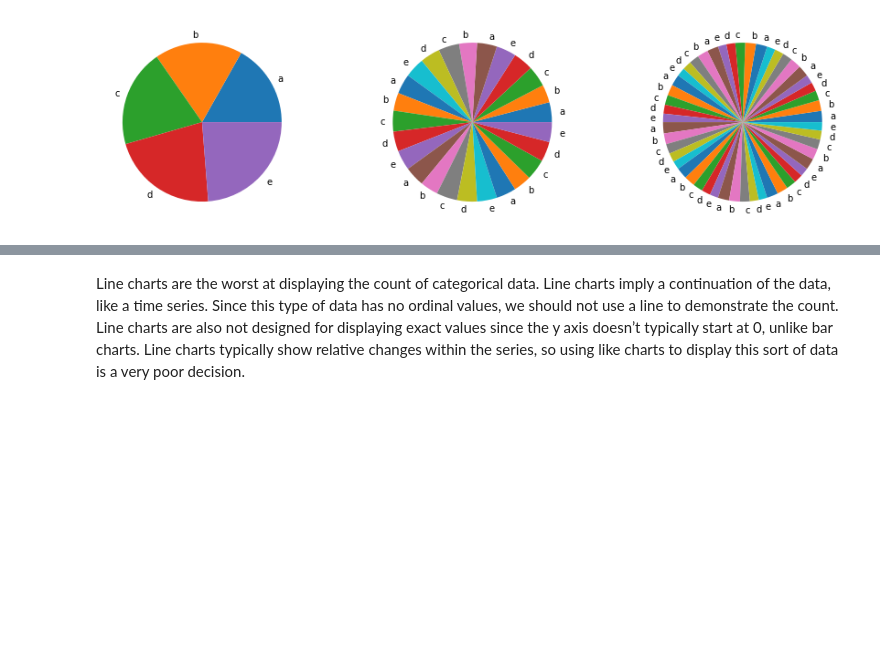
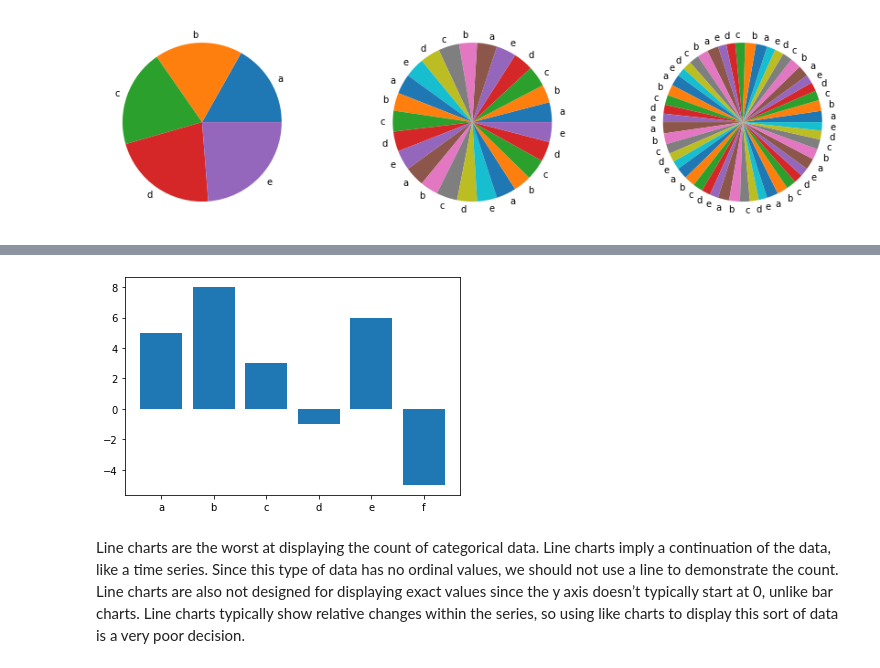
Before and after one commit to MichaelHotaling/DSC-Classes, a Jupyter notebook: DSC550/Week 3/Assignment 3.ipynb, the cells around one changed output, grey strips where cells are left out. Drawn from its saved outputs; the diff is of its cells as text; code cells hidden in the pictures; blank space fills up the shorter version.

```diff
--- a/DSC550/Week 3/Assignment 3.ipynb
+++ b/DSC550/Week 3/Assignment 3.ipynb
@@ -206,3 +214,8 @@ ax3.pie(data3*10, labels = ['a','b','c','d','e']*10);
+# %%
+data1 = [5,8,3,-1,6, -5, ]
+plt.bar(['a','b','c','d','e','f'], data1);
+# %% [output]
+[figure, added]
 # %% [markdown]
 Line charts are the worst at displaying the count of categorical data. Line charts imply a continuation of the data, like a time series. Since this type of data has no ordinal values, we should not use a line to demonstrate the count.
 Line charts are also not designed for displaying exact values since the y axis doesn’t typically start at 0, unlike bar charts. Line charts typically show relative changes within the series, so using like charts to display this sort of data is a very poor decision.
```
Also changed, not shown: parts of 2 cells of this notebook.
